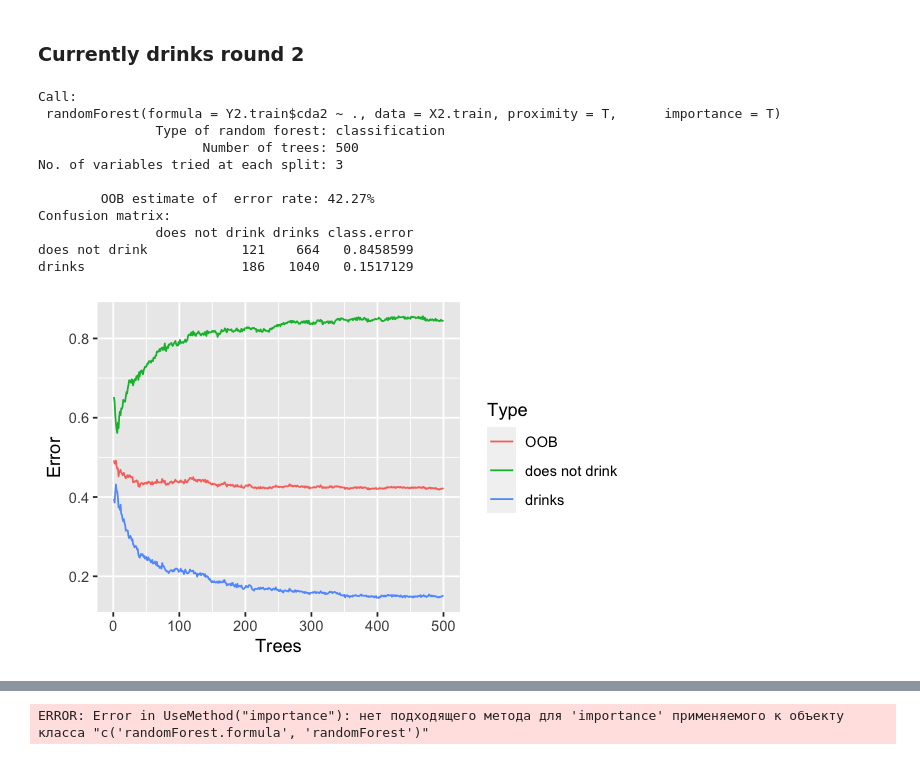
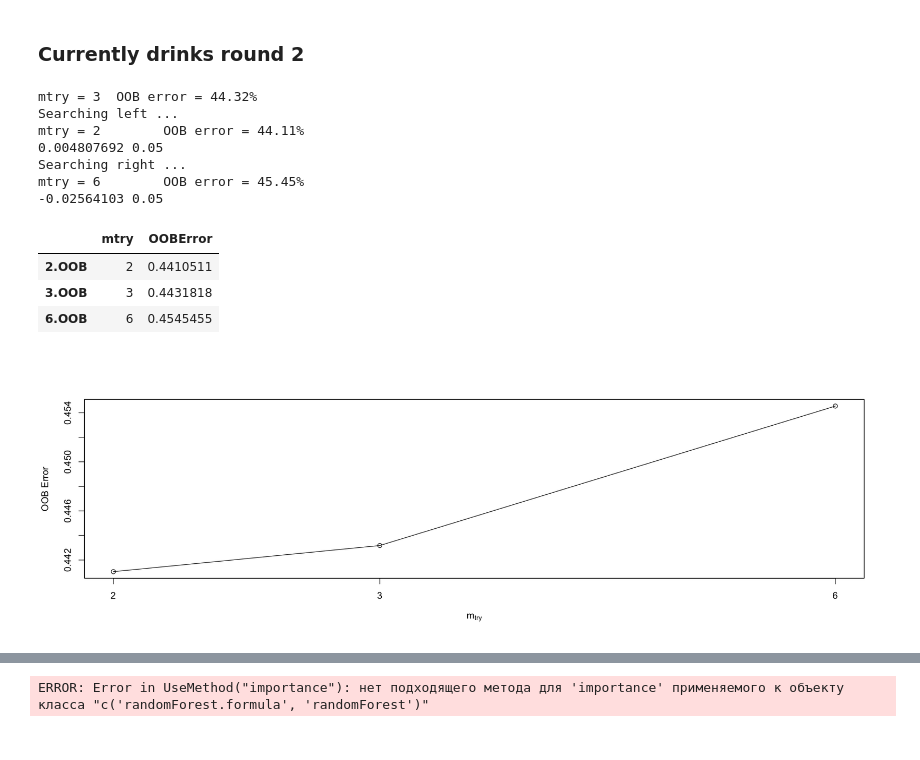
Before and after one commit to azhar27/CompStat, a Jupyter notebook: project.ipynb, the cells around one changed output, grey strips where cells are left out. Saved outputs shown, nothing was run; the diff lists cells and outputs as text; code cells hidden in the pictures.

```diff
--- a/project.ipynb
+++ b/project.ipynb
@@ -273,32 +133,18 @@ str(X3.train)
 ## Tree 2nd round
 # %% [markdown]
 ### Currently drinks round 2
-# %%
-rf.cda2<-randomForest(Y2.train$cda2~., data=X2.train,proximity=T, importance=T)
-#ntree=500,mtry=3,
-rf.cda2
-#rf.cda2.pred<-predict(rf.cda2,round2.x.test )
-#rf.cda2$err.rate
-
-#To see if 500 trees is enough for optimal classification, we can plot the error rates
-oob.error.data<-data.frame(
-    Trees=rep(1:nrow(rf.cda2$err.rate), times=3),
-    Type=rep(c("OOB", "does not drink", "drinks"), each=nrow(rf.cda2$err.rate)),
-    Error=c(rf.cda2$err.rate[,"OOB"],
-           rf.cda2$err.rate[,"does not drink"],
-           rf.cda2$err.rate[,'drinks']))
-ggplot(data=oob.error.data, aes(x=Trees, y=Error)) + geom_line(aes(color=Type))
-options(repr.plot.width=5, repr.plot.height=3.1)
-# %% [output]
-Call:
- randomForest(formula = Y2.train$cda2 ~ ., data = X2.train, proximity = T,      importance = T)
-               Type of random forest: classification
-                     Number of trees: 500
-No. of variables tried at each split: 3
-
-        OOB estimate of  error rate: 42.27%
-Confusion matrix:
-               does not drink drinks class.error
-does not drink            121    664   0.8458599
-drinks                    186   1040   0.1517129
-[figure, removed]
+# %%
+tuneRF(X2.train, Y2.train$cda2)
+# %% [output]
+mtry = 3  OOB error = 44.32%
+Searching left ...
+mtry = 2        OOB error = 44.11%
+0.004807692 0.05
+Searching right ...
+mtry = 6        OOB error = 45.45%
+-0.02564103 0.05
+|  | mtry | OOBError |
+| 2.OOB | 2 | 0.4410511 |
+| 3.OOB | 3 | 0.4431818 |
+| 6.OOB | 6 | 0.4545455 |
+[figure, added]
```
Also changed, not shown: parts of 22 cells of this notebook, 5 other files.
